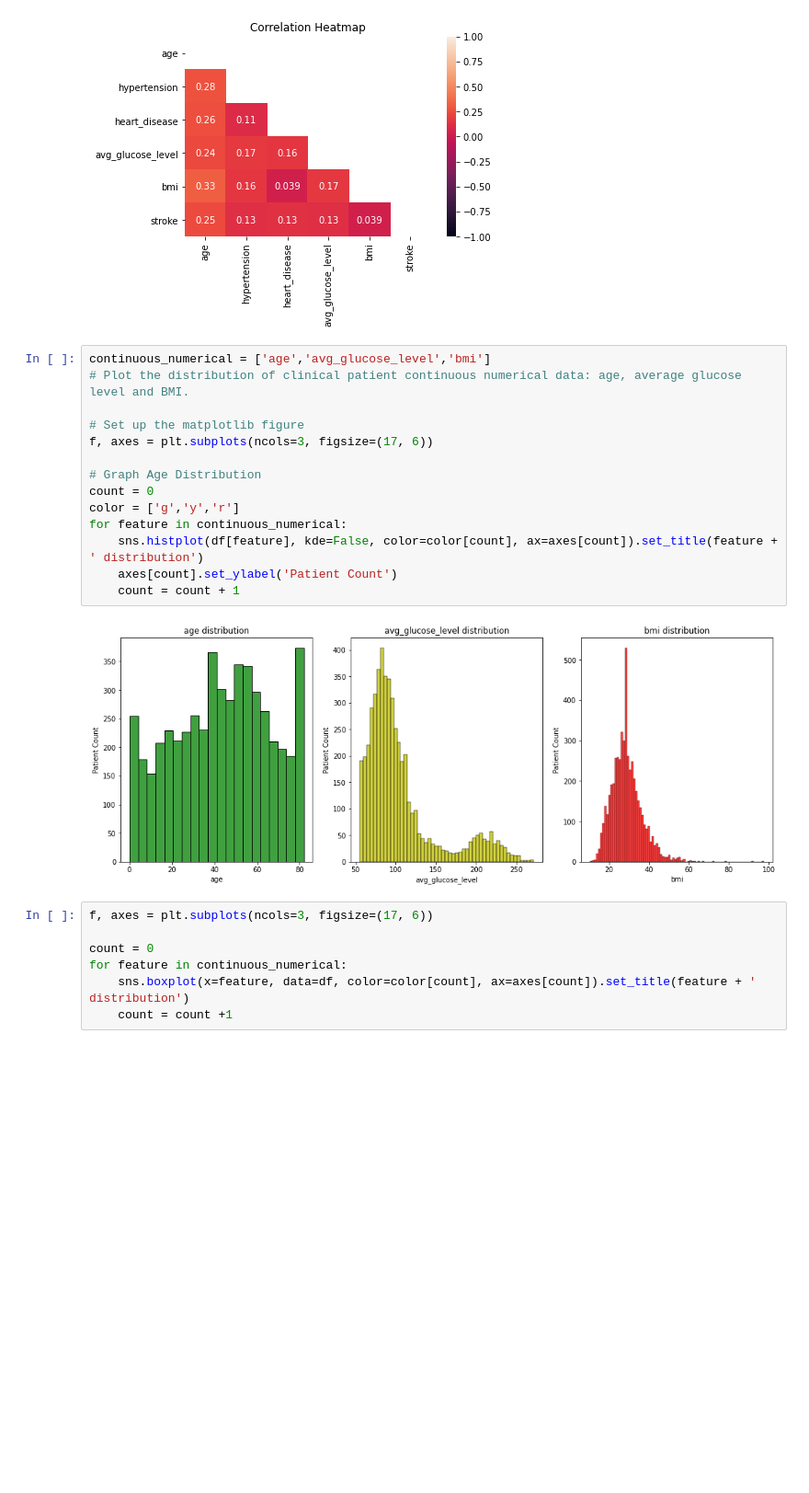
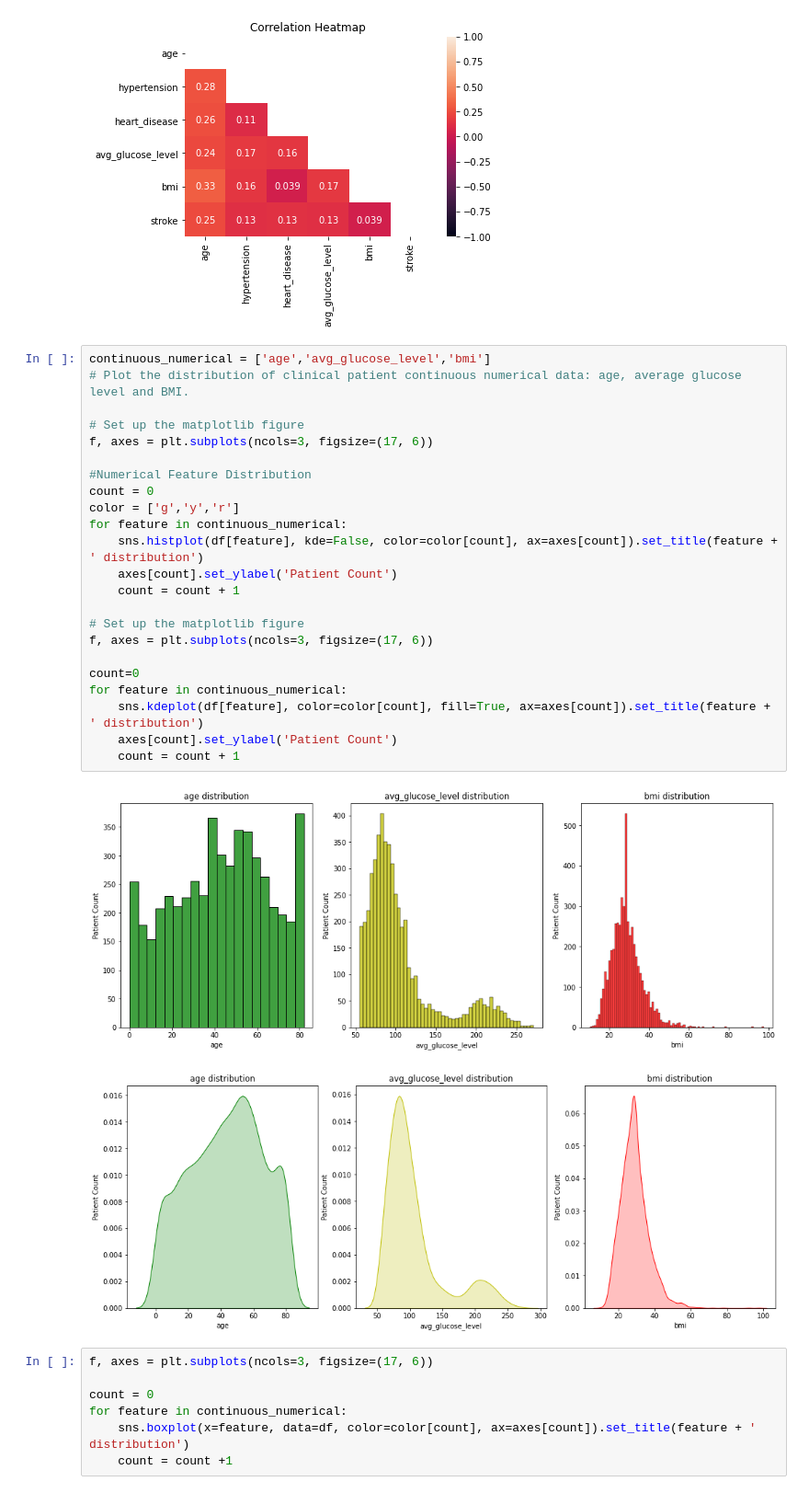
Before and after one commit to SophiaBouchama/stroke-prediction-portfolio, a Jupyter notebook: Stroke-Project.ipynb, the cells around one changed output. Shown at 92% size. Drawn from its saved outputs; the diff is of its cells as text; blank space fills up the shorter version.

Commit message:
updated visualisations and EDA

```diff
--- a/Stroke-Project.ipynb
+++ b/Stroke-Project.ipynb
@@ -401,19 +405,29 @@ heatmap.set_title('Correlation Heatmap');
 # %%
 continuous_numerical = ['age','avg_glucose_level','bmi']
 # Plot the distribution of clinical patient continuous numerical data: age, average glucose level and BMI.
 
 # Set up the matplotlib figure
 f, axes = plt.subplots(ncols=3, figsize=(17, 6))
 
-# Graph Age Distribution
+#Numerical Feature Distribution
 count = 0
 color = ['g','y','r']
 for feature in continuous_numerical:
     sns.histplot(df[feature], kde=False, color=color[count], ax=axes[count]).set_title(feature + ' distribution')
     axes[count].set_ylabel('Patient Count')
     count = count + 1
+
+# Set up the matplotlib figure
+f, axes = plt.subplots(ncols=3, figsize=(17, 6))
+
+count=0
+for feature in continuous_numerical:
+    sns.kdeplot(df[feature], color=color[count], fill=True, ax=axes[count]).set_title(feature + ' distribution')
+    axes[count].set_ylabel('Patient Count')
+    count = count + 1
 # %% [output]
 [figure]
+[figure, added]
 # %%
 f, axes = plt.subplots(ncols=3, figsize=(17, 6))
 
```
Also changed, not shown: parts of 5 cells of this notebook.
